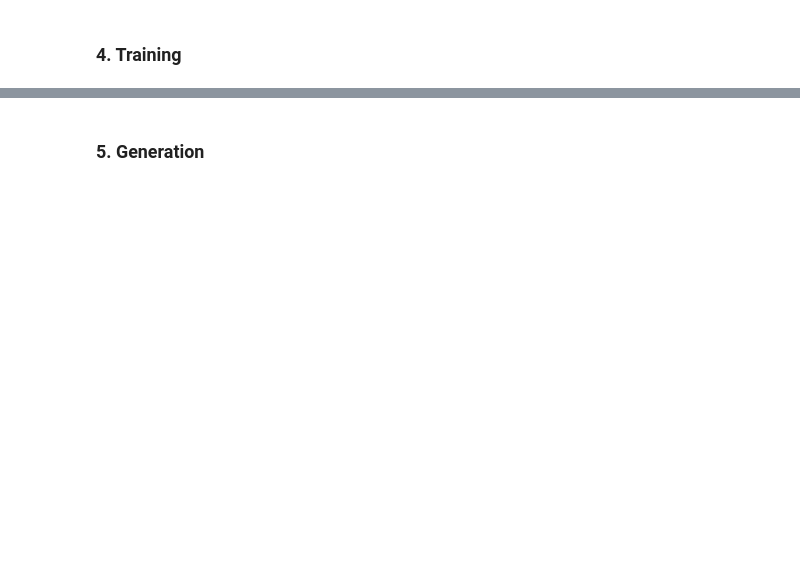
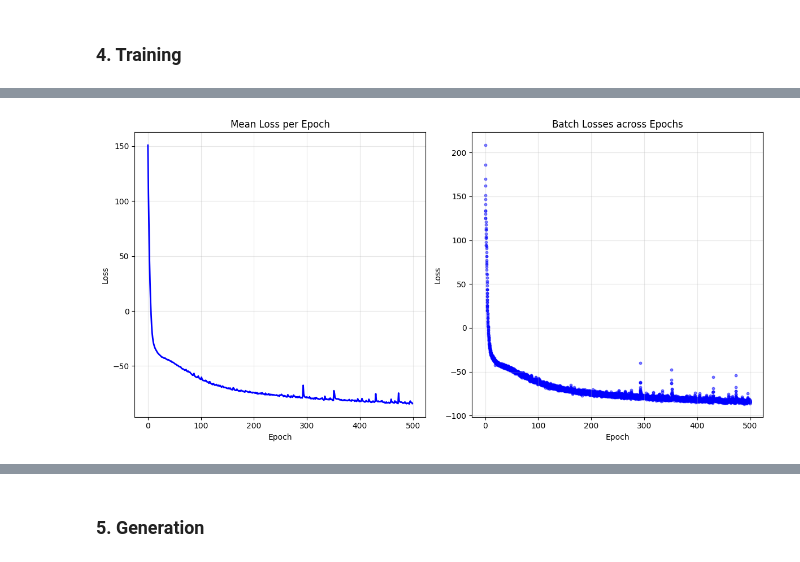
Before and after one commit to Martinfacot/tVAE_project, a Jupyter notebook: test_mini_tvae/test_v1.ipynb, the cells around one changed output, grey strips where cells are left out. Drawn from its saved outputs; the diff is of its cells as text; code cells hidden in the pictures; blank space fills up the shorter version.

```diff
--- a/test_mini_tvae/test_v1.ipynb
+++ b/test_mini_tvae/test_v1.ipynb
@@ -17,10 +17,10 @@ def load_rhc_data():
     """Load the RHC dataset and metadata."""
     try:
         # Load the CSV file
-        data = pd.read_csv('rhc.csv')
+        data = pd.read_csv('../rhc.csv')
 
         # Load the metadata file
-        with open('metadata.json', 'r') as f:
+        with open('../metadata.json', 'r') as f:
             metadata = json.load(f)
 
         # Extract discrete columns from metadata
@@ -42,14 +42,10 @@ def load_rhc_data():
         return data, discrete_columns
 
     except FileNotFoundError as e:
-        print(f"Error: {e}")
-        print("Please ensure 'rhc.csv' and 'metadata.json' are in the current directory.")
-        exit(1)
-    except Exception as e:
         print(f"Error loading data: {e}")
         exit(1)
 
-load_rhc_data()
+data, discrete_columns = load_rhc_data()
 # %% [output]
 No discrete columns found in metadata. Inferring from data types...
 Loaded RHC dataset with 5735 rows and 63 columns
@@ -90,6 +69,6 @@ def clean_data(data):
     return data
 
 
-cleaned_data = clean_data(load_rhc_data()[0])
-cleaned_data.head()
+data = clean_data(data)
+data.head()
 # %% [output]
@@ -133,7 +109,7 @@ def train_tvae_model(data, discrete_columns, hyperparams=None):
         'batch_size': 500,
         'epochs': 500,
         'loss_factor': 2,
-        'cuda': True,
+        'cuda': True, # Set to False if running on CPU
         'verbose': True
     }
 
@@ -152,5 +128,5 @@ def train_tvae_model(data, discrete_columns, hyperparams=None):
 
     return model
 
-train_tvae_model(clean_data(load_rhc_data()[0]), load_rhc_data()[1])
+model = train_tvae_model(data, discrete_columns)
 # %% [output]
@@ -174,64 +143,37 @@ Training Mini TVAE model with the following parameters:
 # %%
-def plot_loss_over_epochs(loss_values, save_path=None):
-    """
-    Plot the loss function across epochs, including Loss_1, Loss_2, and Global Loss.
+def plot_loss_over_epochs(loss_values):
+    """Plot the loss function across epochs."""
+    # Group by epoch and calculate mean loss per epoch
+    epoch_loss = loss_values.groupby('Epoch')['Loss'].mean().reset_index()
 
-    Parameters:
-    -----------
-    loss_values : DataFrame
-        DataFrame containing 'Epoch', 'Loss_1', 'Loss_2', and 'Loss_Global' columns.
-    save_path : str, optional
-        Path to save the image. If None, the image is not saved.
-    """
-    # Group by epoch and calculate mean loss per epoch
-    epoch_loss = loss_values.groupby('Epoch').agg({
-        'Loss_1': 'mean',
-        'Loss_2': 'mean',
-        'Loss_Global': 'mean',
-    }).reset_index()
+    plt.figure(figsize=(12, 6))
 
-    plt.figure(figsize=(18, 6))
-
-    # Plot mean Loss_1, Loss_2, and Global Loss per epoch
-    plt.subplot(1, 3, 1)
-    plt.plot(epoch_loss['Epoch'], epoch_loss['Loss_1'], 'b-', linewidth=2, label='Reconstruction Loss (Loss_1)')
-    plt.plot(epoch_loss['Epoch'], epoch_loss['Loss_2'], 'r-', linewidth=2, label='KLD (Loss_2)')
-    plt.plot(epoch_loss['Epoch'], epoch_loss['Loss_Global'], 'g-', linewidth=2, label='Global Loss (Loss_1 + Loss_2)')
-    plt.title('Mean Loss Components per Epoch')
-    plt.xlabel('Epoch')
-    plt.ylabel('Loss')
-    plt.legend()
-    plt.grid(True, alpha=0.3)
-
-    # Plot all batch losses across epochs (Loss_1)
-    plt.subplot(1, 3, 2)
-    for epoch in sorted(loss_values['Epoch'].unique()):
-        epoch_data = loss_values[loss_values['Epoch'] == epoch]
-        plt.scatter([epoch] * len(epoch_data), epoch_data['Loss_1'],
-                   alpha=0.5, s=10, color='blue', label='Loss_1' if epoch == 0 else "")
-    plt.title('Batch Reconstruction Loss (Loss_1)')
+    # Plot mean loss per epoch
+    plt.subplot(1, 2, 1)
+    plt.plot(epoch_loss['Epoch'], epoch_loss['Loss'], 'b-', linewidth=2)
+    plt.title('Mean Loss per Epoch')
     plt.xlabel('Epoch')
     plt.ylabel('Loss')
     plt.grid(True, alpha=0.3)
 
-    # Plot all batch losses across epochs (Loss_2)
-    plt.subplot(1, 3, 3)
+    # Plot all batch losses across epochs
+    plt.subplot(1, 2, 2)
     for epoch in sorted(loss_values['Epoch'].unique()):
         epoch_data = loss_values[loss_values['Epoch'] == epoch]
-        plt.scatter([epoch] * len(epoch_data), epoch_data['Loss_2'],
-                   alpha=0.5, s=10, color='red', label='Loss_2' if epoch == 0 else "")
-    plt.title('Batch KLD (Loss_2)')
+        plt.scatter([epoch] * len(epoch_data), epoch_data['Loss'],
+                   alpha=0.5, s=10, color='blue')
+
+    plt.title('Batch Losses across Epochs')
     plt.xlabel('Epoch')
     plt.ylabel('Loss')
     plt.grid(True, alpha=0.3)
 
     plt.tight_layout()
-
-    if save_path:
-        plt.savefig(save_path)
-        print(f"Loss curves saved to '{save_path}'")
+    # plt.savefig('tvae_loss_curves.png')
+    # print("Loss curves saved to 'tvae_loss_curves.png'")
+    # plt.close()
 
     plt.show()
 
-plot_loss_over_epochs(train_tvae_model(clean_data(load_rhc_data()[0]), load_rhc_data()[1]).losses_)
+plot_loss_over_epochs(model.loss_values)
 # %% [output]
@@ -254,0 +180 @@ KeyboardInterrupt:
+[figure, added]
```
Also changed, not shown: parts of 5 cells of this notebook, 1 other file.
